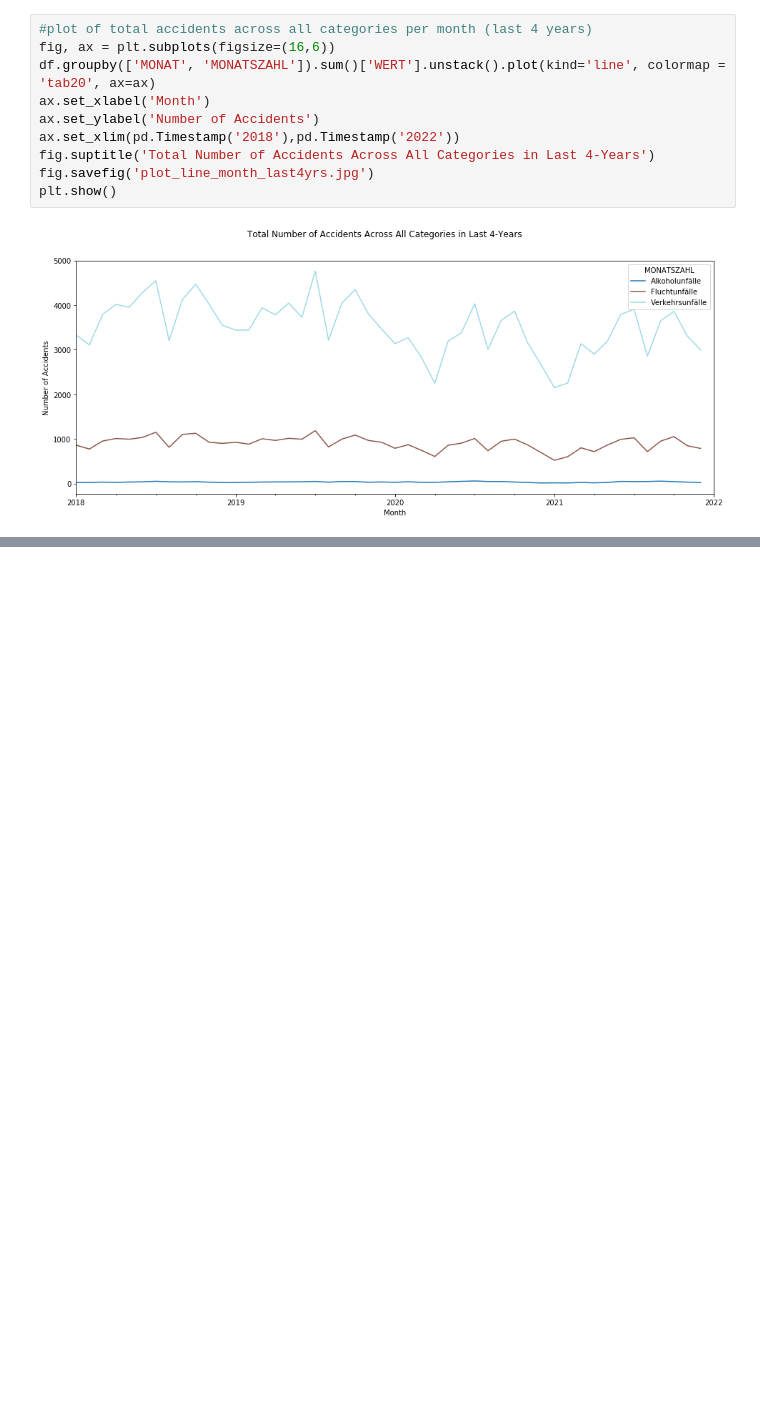
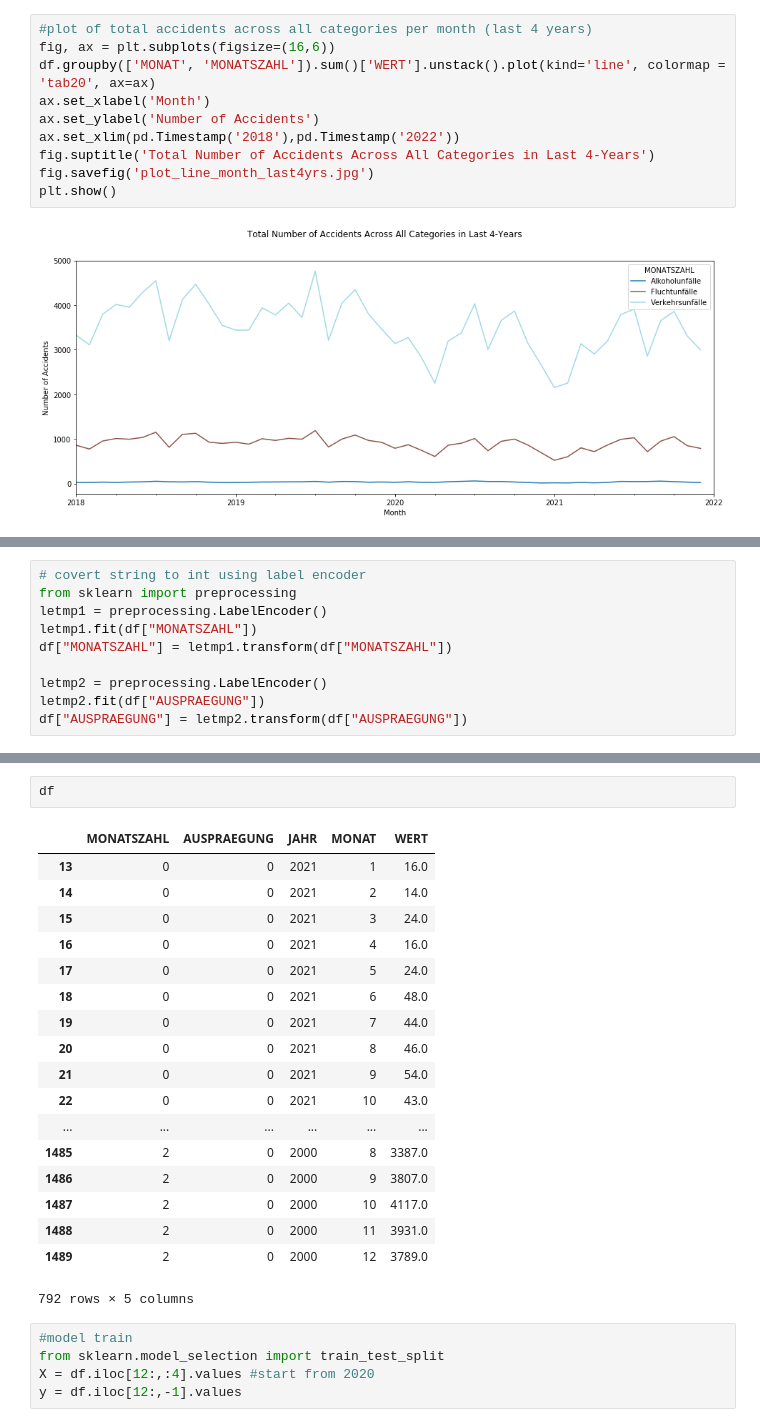
Before and after one commit to vocalcodes/dps_AI_challenge, a Jupyter notebook: main.ipynb, the cells around one changed output, grey strips where cells are left out. Saved outputs shown, nothing was run; the diff lists cells and outputs as text; blank space fills up the shorter version.

Commit message:
adds models

```diff
--- a/main.ipynb
+++ b/main.ipynb
@@ -192,0 +268,10 @@ plt.show()
+# %%
+# covert string to int using label encoder
+from sklearn import preprocessing
+letmp1 = preprocessing.LabelEncoder()
+letmp1.fit(df["MONATSZAHL"])
+df["MONATSZAHL"] = letmp1.transform(df["MONATSZAHL"])
+
+letmp2 = preprocessing.LabelEncoder()
+letmp2.fit(df["AUSPRAEGUNG"])
+df["AUSPRAEGUNG"] = letmp2.transform(df["AUSPRAEGUNG"])
@@ -192,0 +289,26 @@ plt.show()
+# %%
+df
+# %% [output]
+|  | MONATSZAHL | AUSPRAEGUNG | JAHR | MONAT | WERT |
+| 13 | 0 | 0 | 2021 | 1 | 16.0 |
+| 14 | 0 | 0 | 2021 | 2 | 14.0 |
+| 15 | 0 | 0 | 2021 | 3 | 24.0 |
+| 16 | 0 | 0 | 2021 | 4 | 16.0 |
+| 17 | 0 | 0 | 2021 | 5 | 24.0 |
+| 18 | 0 | 0 | 2021 | 6 | 48.0 |
+| 19 | 0 | 0 | 2021 | 7 | 44.0 |
+| 20 | 0 | 0 | 2021 | 8 | 46.0 |
+| 21 | 0 | 0 | 2021 | 9 | 54.0 |
+| 22 | 0 | 0 | 2021 | 10 | 43.0 |
+| ... | ... | ... | ... | ... | ... |
+| 1485 | 2 | 0 | 2000 | 8 | 3387.0 |
+| 1486 | 2 | 0 | 2000 | 9 | 3807.0 |
+| 1487 | 2 | 0 | 2000 | 10 | 4117.0 |
+| 1488 | 2 | 0 | 2000 | 11 | 3931.0 |
+| 1489 | 2 | 0 | 2000 | 12 | 3789.0 |
+792 rows × 5 columns
+# %%
+#model train
+from sklearn.model_selection import train_test_split
+X = df.iloc[12:,:4].values #start from 2020
+y = df.iloc[12:,-1].values
```
Also changed, not shown: parts of 19 cells of this notebook, 1 other file.
